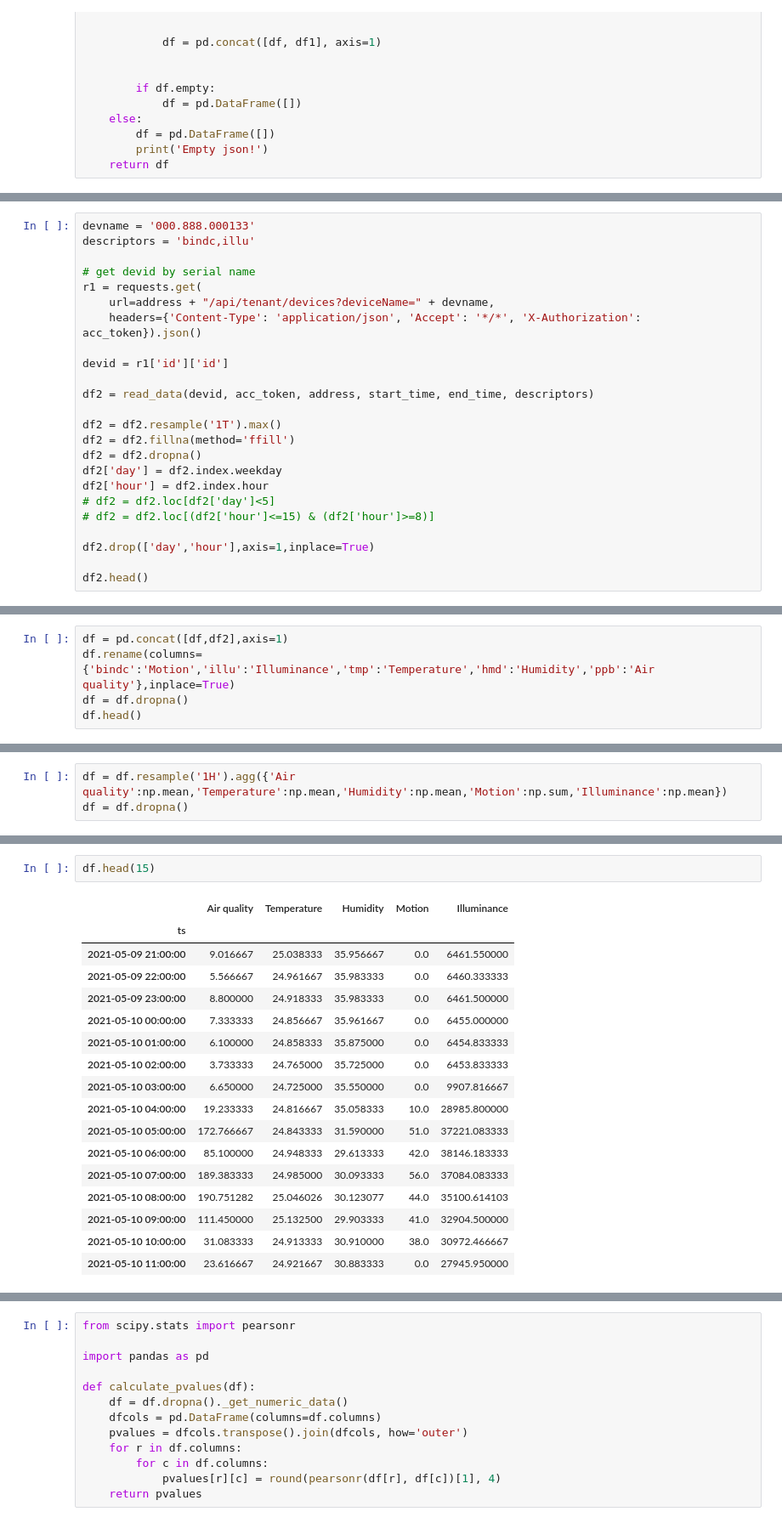
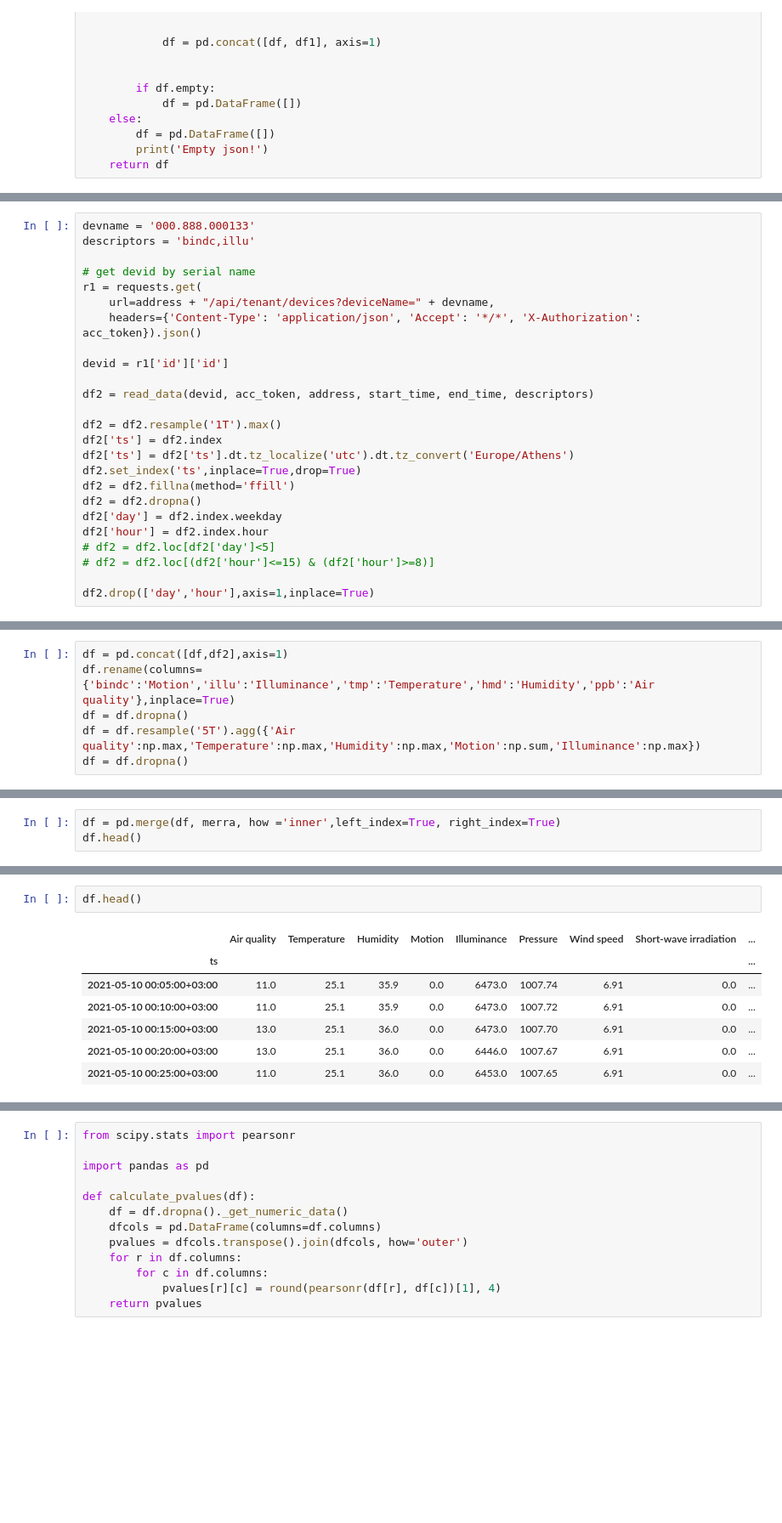
Before and after one commit to AimiliaPapagiannaki/thingsboard, a Jupyter notebook: m3/3o_dimotiko.ipynb, the cells around one changed output, grey strips where cells are left out. Shown at 85% size. Drawn from its saved outputs; the diff is of its cells as text; blank space fills up the shorter version.

```diff
--- a/m3/3o_dimotiko.ipynb
+++ b/m3/3o_dimotiko.ipynb
@@ -116,6 +259,9 @@ devid = r1['id']['id']
 df2 = read_data(devid, acc_token, address, start_time, end_time, descriptors)
 
 df2 = df2.resample('1T').max()
+df2['ts'] = df2.index
+df2['ts'] = df2['ts'].dt.tz_localize('utc').dt.tz_convert('Europe/Athens')
+df2.set_index('ts',inplace=True,drop=True)
 df2 = df2.fillna(method='ffill')
 df2 = df2.dropna()
 df2['day'] = df2.index.weekday
@@ -124,5 +270,3 @@ df2['hour'] = df2.index.hour
 # df2 = df2.loc[(df2['hour']<=15) & (df2['hour']>=8)]
 
 df2.drop(['day','hour'],axis=1,inplace=True)
-
-df2.head()
@@ -138,4 +274,5 @@ df2.head()
 df = pd.concat([df,df2],axis=1)
 df.rename(columns={'bindc':'Motion','illu':'Illuminance','tmp':'Temperature','hmd':'Humidity','ppb':'Air quality'},inplace=True)
 df = df.dropna()
-df.head()
+df = df.resample('5T').agg({'Air quality':np.max,'Temperature':np.max,'Humidity':np.max,'Motion':np.sum,'Illuminance':np.max})
+df = df.dropna()
@@ -150,3 +278,0 @@ df.head()
-# %%
-df = df.resample('1H').agg({'Air quality':np.mean,'Temperature':np.mean,'Humidity':np.mean,'Motion':np.sum,'Illuminance':np.mean})
-df = df.dropna()
@@ -152,0 +337,3 @@ df = df.dropna()
+# %%
+df = pd.merge(df, merra, how ='inner',left_index=True, right_index=True)
+df.head()
@@ -153,20 +399,10 @@ df = df.dropna()
 # %%
-df.head(15)
+df.head()
 # %% [output]
-|  | Air quality | Temperature | Humidity | Motion | Illuminance |
-| ts |  |  |  |  |  |
-| 2021-05-09 21:00:00 | 9.016667 | 25.038333 | 35.956667 | 0.0 | 6461.550000 |
-| 2021-05-09 22:00:00 | 5.566667 | 24.961667 | 35.983333 | 0.0 | 6460.333333 |
-| 2021-05-09 23:00:00 | 8.800000 | 24.918333 | 35.983333 | 0.0 | 6461.500000 |
-| 2021-05-10 00:00:00 | 7.333333 | 24.856667 | 35.961667 | 0.0 | 6455.000000 |
-| 2021-05-10 01:00:00 | 6.100000 | 24.858333 | 35.875000 | 0.0 | 6454.833333 |
-| 2021-05-10 02:00:00 | 3.733333 | 24.765000 | 35.725000 | 0.0 | 6453.833333 |
-| 2021-05-10 03:00:00 | 6.650000 | 24.725000 | 35.550000 | 0.0 | 9907.816667 |
-| 2021-05-10 04:00:00 | 19.233333 | 24.816667 | 35.058333 | 10.0 | 28985.800000 |
-| 2021-05-10 05:00:00 | 172.766667 | 24.843333 | 31.590000 | 51.0 | 37221.083333 |
-| 2021-05-10 06:00:00 | 85.100000 | 24.948333 | 29.613333 | 42.0 | 38146.183333 |
-| 2021-05-10 07:00:00 | 189.383333 | 24.985000 | 30.093333 | 56.0 | 37084.083333 |
-| 2021-05-10 08:00:00 | 190.751282 | 25.046026 | 30.123077 | 44.0 | 35100.614103 |
-| 2021-05-10 09:00:00 | 111.450000 | 25.132500 | 29.903333 | 41.0 | 32904.500000 |
-| 2021-05-10 10:00:00 | 31.083333 | 24.913333 | 30.910000 | 38.0 | 30972.466667 |
-| 2021-05-10 11:00:00 | 23.616667 | 24.921667 | 30.883333 | 0.0 | 27945.950000 |
+|  | Air quality | Temperature | Humidity | Motion | Illuminance | Pressure | Wind speed | Short-wave irradiation | ... |
+| ts |  |  |  |  |  |  |  |  | ... |
+| 2021-05-10 00:05:00+03:00 | 11.0 | 25.1 | 35.9 | 0.0 | 6473.0 | 1007.74 | 6.91 | 0.0 | ... |
+| 2021-05-10 00:10:00+03:00 | 11.0 | 25.1 | 35.9 | 0.0 | 6473.0 | 1007.72 | 6.91 | 0.0 | ... |
+| 2021-05-10 00:15:00+03:00 | 13.0 | 25.1 | 36.0 | 0.0 | 6473.0 | 1007.70 | 6.91 | 0.0 | ... |
+| 2021-05-10 00:20:00+03:00 | 13.0 | 25.1 | 36.0 | 0.0 | 6446.0 | 1007.67 | 6.91 | 0.0 | ... |
+| 2021-05-10 00:25:00+03:00 | 11.0 | 25.1 | 36.0 | 0.0 | 6453.0 | 1007.65 | 6.91 | 0.0 | ... |
```
Also changed, not shown: parts of 21 cells of this notebook.
